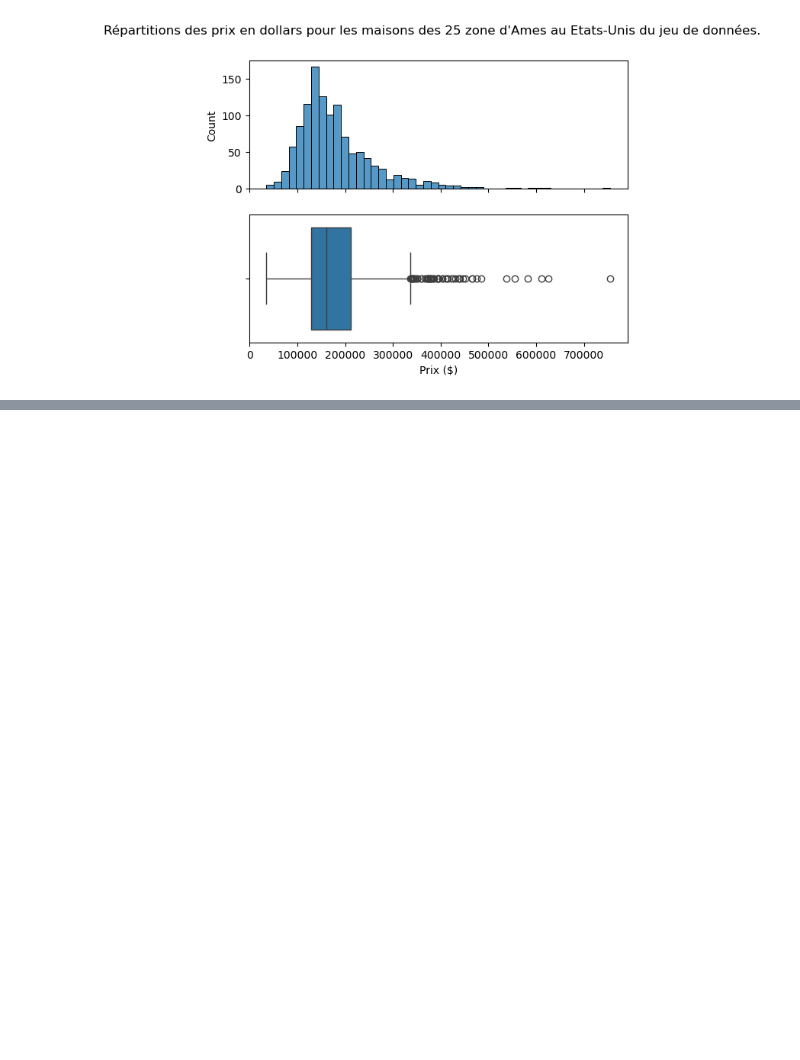
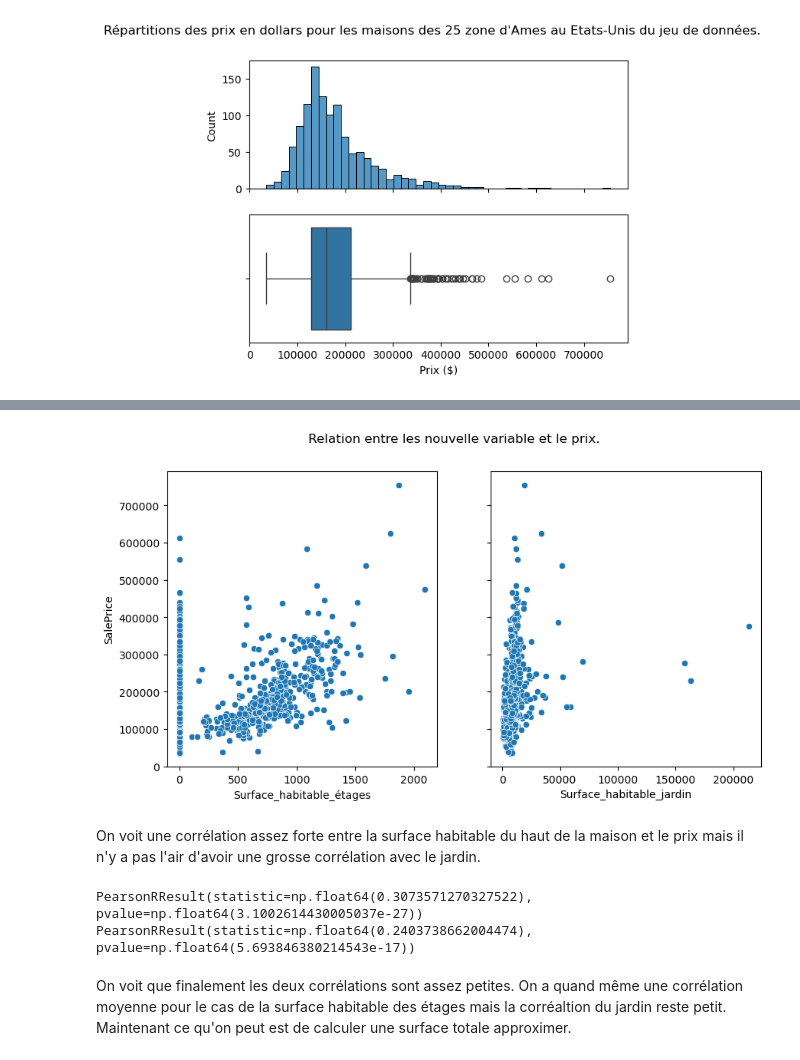
Before and after one commit to fmazur57u/Prediction_prix_immobilier, a Jupyter notebook: projet_prix_immobilier.ipynb, the cells around one changed output, grey strips where cells are left out. Saved outputs shown, nothing was run; the diff lists cells and outputs as text; code cells hidden in the pictures; blank space fills up the shorter version.

```diff
--- a/projet_prix_immobilier.ipynb
+++ b/projet_prix_immobilier.ipynb
@@ -741,0 +659,3 @@ On a une corrélation extrêmement élevée avec la superficie du rez de chauss
+# %%
+train_set["Surface_habitable_étages"] = train_set["GrLivArea"] - train_set["1stFlrSF"]
+train_set
@@ -741,0 +676,3 @@ On a une corrélation extrêmement élevée avec la superficie du rez de chauss
+# %%
+train_set["Surface_habitable_jardin"] = train_set["LotArea"] - train_set["1stFlrSF"]
+train_set
@@ -741,0 +693,19 @@ On a une corrélation extrêmement élevée avec la superficie du rez de chauss
+# %%
+fig, ax = plt.subplots(1, 2, sharey=True)
+plt.suptitle("Relation entre les nouvelle variable et le prix.")
+fig.set_size_inches(10, 5)
+sns.scatterplot(data=train_set, x="Surface_habitable_étages", y="SalePrice", ax=ax[0])
+sns.scatterplot(data=train_set, x="Surface_habitable_jardin", y="SalePrice", ax=ax[1])
+plt.show()
+# %% [output]
+[figure, added]
+# %% [markdown]
+On voit une corrélation assez forte entre la surface habitable du haut de la maison et le prix mais il n'y a pas l'air d'avoir une grosse corrélation avec le jardin.
+# %%
+print(pearsonr(train_set["Surface_habitable_étages"], train_set["SalePrice"]))
+print(pearsonr(train_set["Surface_habitable_jardin"], train_set["SalePrice"]))
+# %% [output]
+PearsonRResult(statistic=np.float64(0.3073571270327522), pvalue=np.float64(3.1002614430005037e-27))
+PearsonRResult(statistic=np.float64(0.2403738662004474), pvalue=np.float64(5.693846380214543e-17))
+# %% [markdown]
+On voit que finalement les deux corrélations sont assez petites. On a quand même une corrélation moyenne pour le cas de la surface habitable des étages mais la corréaltion du jardin reste petit. Maintenant ce qu'on peut est de calculer une surface totale approximer.
```
Also changed, not shown: parts of 43 cells of this notebook.
